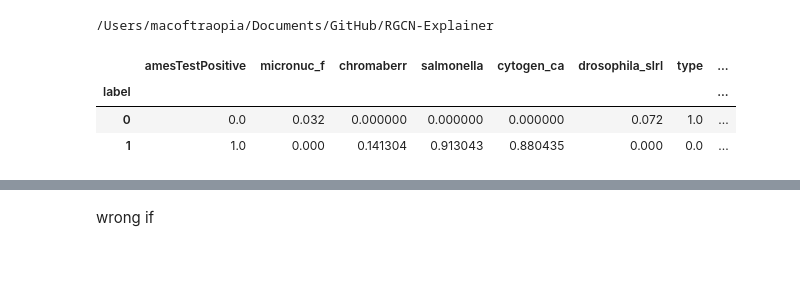
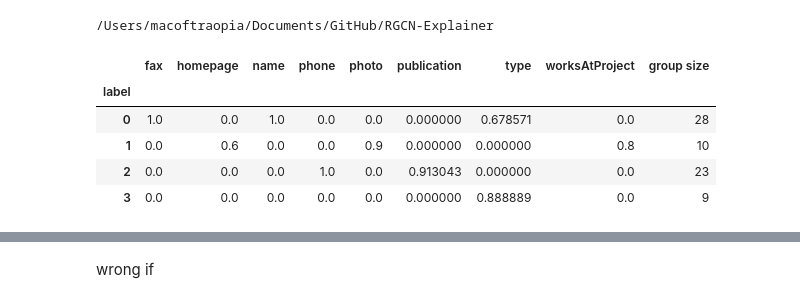
Before and after one commit to traopia/RGCN-Explainer, a Jupyter notebook: RGCN_stuff/statistics_baseline.ipynb, the cells around one changed output, grey strips where cells are left out. Saved outputs shown, nothing was run; the diff lists cells and outputs as text; code cells hidden in the pictures; blank space fills up the shorter version.

```diff
--- a/RGCN_stuff/statistics_baseline.ipynb
+++ b/RGCN_stuff/statistics_baseline.ipynb
@@ -71,21 +71,28 @@ def dataframe_to_overleaf_table(df):
 
     return table_code
 # %%
-name = 'mutag'
+name = 'aifb'
 # %%
-id = 'one_relation'
-id_test = 'withheld'
-df = pd.read_csv(f'chk/{name}_chk/Important_{id}_{name}_results_ones_{id_test}.csv')
+df_w = pd.read_csv(f'chk/{name}_chk/Relation_Selection/Important_{id}_{name}_results_ones_withheld.csv')
+df_t = pd.read_csv(f'chk/{name}_chk/Relation_Selection/Important_{id}_{name}_results_ones_test.csv')
+df = pd.concat([df_w,df_t])
 df.set_index('node_idx', inplace=True)
+if name == 'aifb':
+    df.drop('type.1', axis=1, inplace=True)
+    df.drop('type.2', axis=1, inplace=True)
+
 df = df.fillna(0)
 gb = df.groupby('label')
 a = gb.aggregate('mean') #a = gb.sum()
 a['group size'] = gb.size()
 a = a.fillna(0)
 a = keep_columns_with_non_zero_values(a)
-a
+a_high = select_columns_with_values_above_threshold(a,0.4)
+a_high
 # %% [output]
-|  | amesTestPositive | micronuc_f | chromaberr | salmonella | cytogen_ca | drosophila_slrl | type | ... |
-| label |  |  |  |  |  |  |  | ... |
-| 0 | 0.0 | 0.032 | 0.000000 | 0.000000 | 0.000000 | 0.072 | 1.0 | ... |
-| 1 | 1.0 | 0.000 | 0.141304 | 0.913043 | 0.880435 | 0.000 | 0.0 | ... |
+|  | fax | homepage | name | phone | photo | publication | type | worksAtProject | group size |
+| label |  |  |  |  |  |  |  |  |  |
+| 0 | 1.0 | 0.0 | 1.0 | 0.0 | 0.0 | 0.000000 | 0.678571 | 0.0 | 28 |
+| 1 | 0.0 | 0.6 | 0.0 | 0.0 | 0.9 | 0.000000 | 0.000000 | 0.8 | 10 |
+| 2 | 0.0 | 0.0 | 0.0 | 1.0 | 0.0 | 0.913043 | 0.000000 | 0.0 | 23 |
+| 3 | 0.0 | 0.0 | 0.0 | 0.0 | 0.0 | 0.000000 | 0.888889 | 0.0 | 9 |
```
Also changed, not shown: parts of 11 cells of this notebook, 3 other files.
